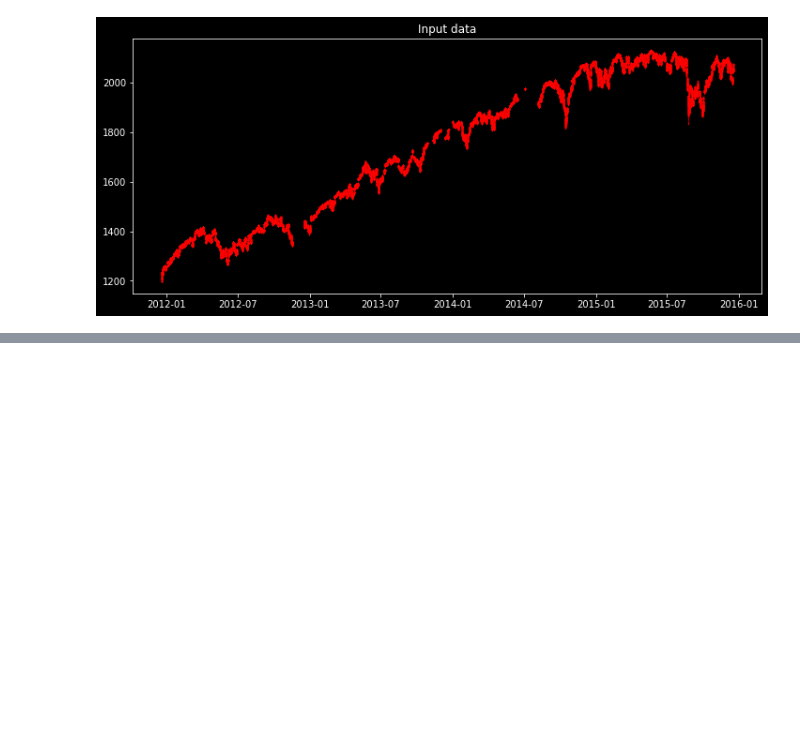
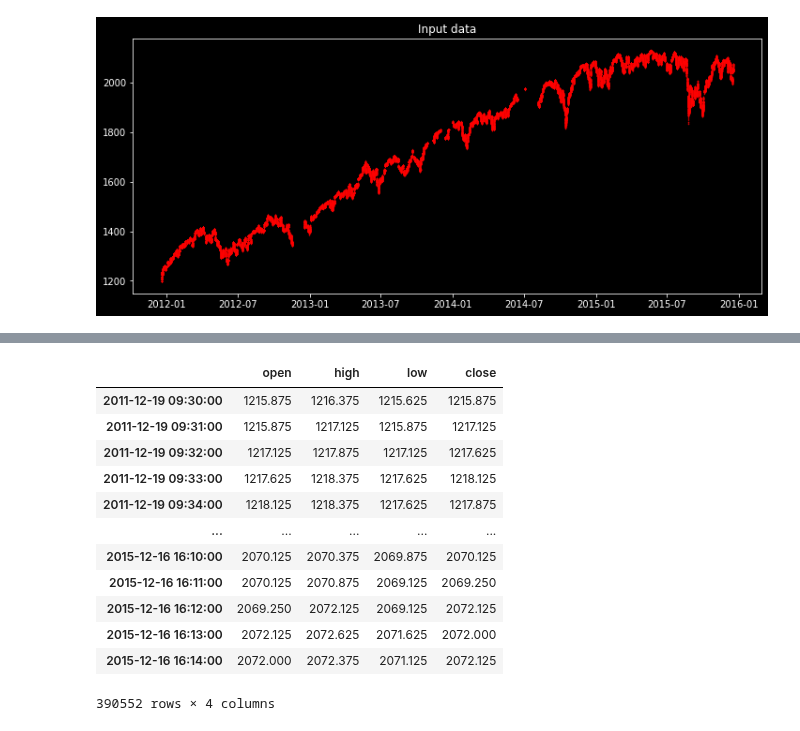
Before and after one commit to Molozey/algo-andrii, a Jupyter notebook: Andrii/Actual_Version/backtasting.ipynb, the cells around one changed output, grey strips where cells are left out. Cells and saved outputs as stored; diff of their text form; code cells hidden in the pictures; blank space fills up the shorter version.

```diff
--- a/Andrii/Actual_Version/backtasting.ipynb
+++ b/Andrii/Actual_Version/backtasting.ipynb
@@ -307,0 +362,16 @@ nan
+# %%
+data
+# %% [output]
+|  | open | high | low | close |
+| 2011-12-19 09:30:00 | 1215.875 | 1216.375 | 1215.625 | 1215.875 |
+| 2011-12-19 09:31:00 | 1215.875 | 1217.125 | 1215.875 | 1217.125 |
+| 2011-12-19 09:32:00 | 1217.125 | 1217.875 | 1217.125 | 1217.625 |
+| 2011-12-19 09:33:00 | 1217.625 | 1218.375 | 1217.625 | 1218.125 |
+| 2011-12-19 09:34:00 | 1218.125 | 1218.375 | 1217.625 | 1217.875 |
+| ... | ... | ... | ... | ... |
+| 2015-12-16 16:10:00 | 2070.125 | 2070.375 | 2069.875 | 2070.125 |
+| 2015-12-16 16:11:00 | 2070.125 | 2070.875 | 2069.125 | 2069.250 |
+| 2015-12-16 16:12:00 | 2069.250 | 2072.125 | 2069.125 | 2072.125 |
+| 2015-12-16 16:13:00 | 2072.125 | 2072.625 | 2071.625 | 2072.000 |
+| 2015-12-16 16:14:00 | 2072.000 | 2072.375 | 2071.125 | 2072.125 |
+390552 rows × 4 columns
```
Also changed, not shown: parts of 16 cells of this notebook.
